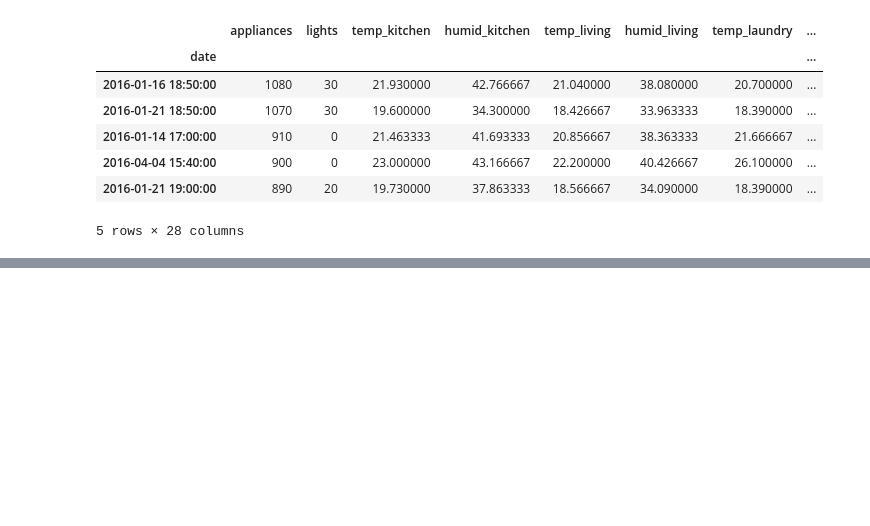
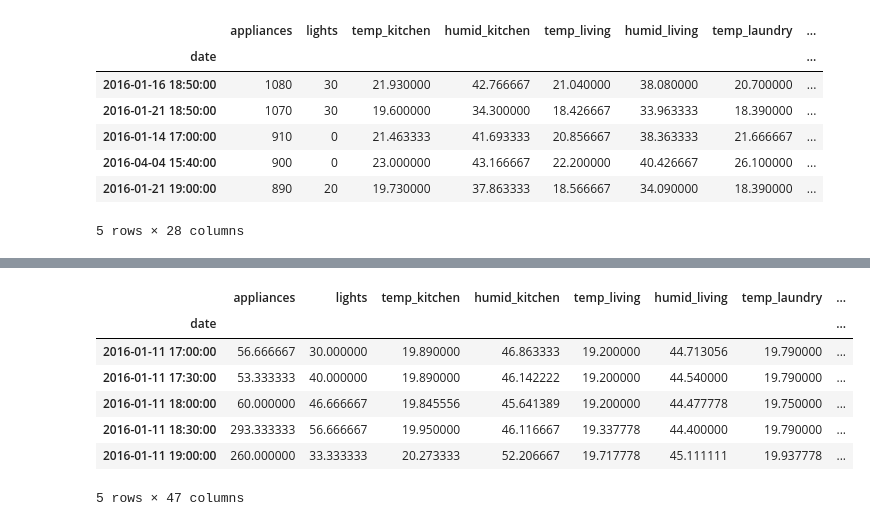
Before and after one commit to Narapady/energy_consumption_prediction, a Jupyter notebook: notebook.ipynb, the cells around one changed output, grey strips where cells are left out. Saved outputs shown, nothing was run; the diff lists cells and outputs as text; code cells hidden in the pictures; blank space fills up the shorter version.

```diff
--- a/notebook.ipynb
+++ b/notebook.ipynb
@@ -166,0 +261,14 @@ and they have power load higer than 790 Wh
+# %%
+# Resample the data
+df_hour = df.resample('1H').mean()
+df_30mn = df.resample('30min').mean()
+df_30mn.head()
+# %% [output]
+|  | appliances | lights | temp_kitchen | humid_kitchen | temp_living | humid_living | temp_laundry | ... |
+| date |  |  |  |  |  |  |  | ... |
+| 2016-01-11 17:00:00 | 56.666667 | 30.000000 | 19.890000 | 46.863333 | 19.200000 | 44.713056 | 19.790000 | ... |
+| 2016-01-11 17:30:00 | 53.333333 | 40.000000 | 19.890000 | 46.142222 | 19.200000 | 44.540000 | 19.790000 | ... |
+| 2016-01-11 18:00:00 | 60.000000 | 46.666667 | 19.845556 | 45.641389 | 19.200000 | 44.477778 | 19.750000 | ... |
+| 2016-01-11 18:30:00 | 293.333333 | 56.666667 | 19.950000 | 46.116667 | 19.337778 | 44.400000 | 19.790000 | ... |
+| 2016-01-11 19:00:00 | 260.000000 | 33.333333 | 20.273333 | 52.206667 | 19.717778 | 45.111111 | 19.937778 | ... |
+5 rows × 47 columns
```
Also changed, not shown: parts of 15 cells of this notebook, 1 other file.
